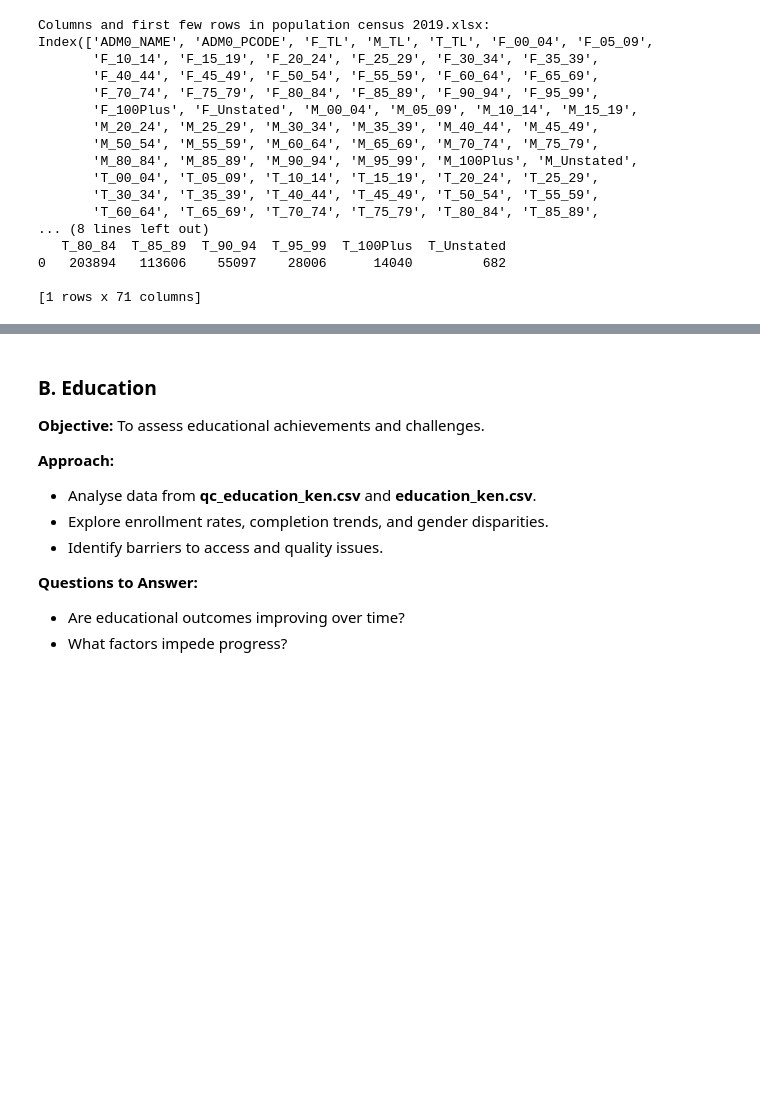
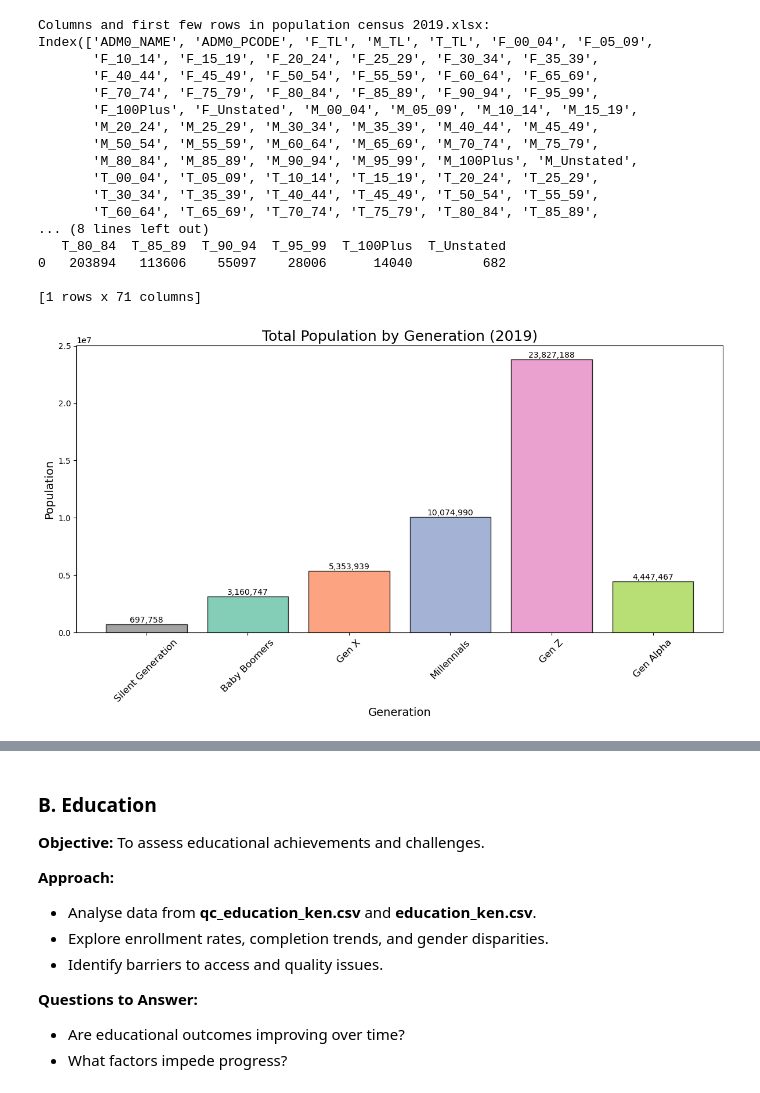
Before and after one commit to VAL-Jerono/Wa_zii, a Jupyter notebook: STUDY.IPYNB, the cells around one changed output, grey strips where cells are left out. Cells and saved outputs as stored; diff of their text form; code cells hidden in the pictures; blank space fills up the shorter version.

```diff
--- a/STUDY.IPYNB
+++ b/STUDY.IPYNB
@@ -490,3 +490,36 @@ Index(['ADM0_NAME', 'ADM0_PCODE', 'F_TL', 'M_TL', 'T_TL', 'F_00_04', 'F_05_09',
 0   203894   113606    55097    28006      14040         682
 
 [1 rows x 71 columns]
+# %%
+import matplotlib.pyplot as plt
+
+# Enhanced Bar Chart
+plt.figure(figsize=(12, 7))
+colors = ['#8c8c8c', '#66c2a5', '#fc8d62', '#8da0cb', '#e78ac3', '#a6d854']
+bars = plt.bar(
+    generation_totals.keys(),
+    generation_totals.values(),
+    color=colors,
+    edgecolor='black',
+    alpha=0.8,
+)
+
+# Add data labels
+for bar in bars:
+    plt.text(
+        bar.get_x() + bar.get_width() / 2,
+        bar.get_height(),
+        f'{bar.get_height():,}',
+        ha='center',
+        va='bottom',
+        fontsize=10,
+    )
+
+plt.title('Total Population by Generation (2019)', fontsize=18)
+plt.xlabel('Generation', fontsize=14)
+plt.ylabel('Population', fontsize=14)
+plt.xticks(rotation=45, fontsize=12)
+plt.tight_layout()
+plt.show()
+# %% [output]
+[figure, added]
```
Also changed, not shown: parts of 11 cells of this notebook, 2 other files.
